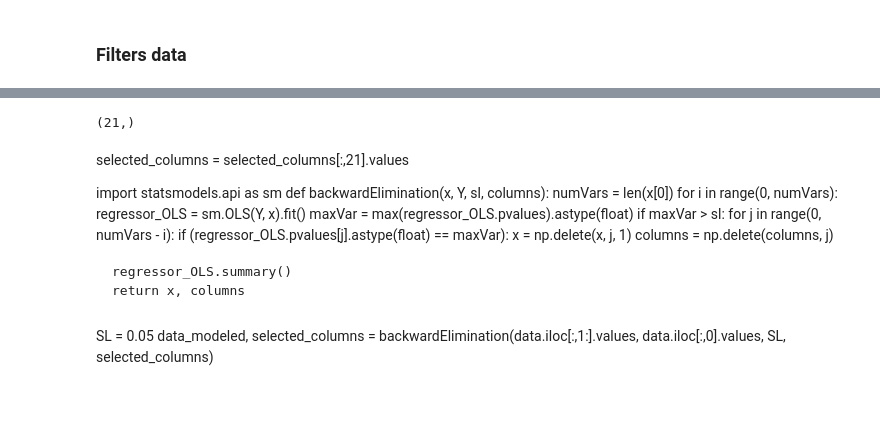
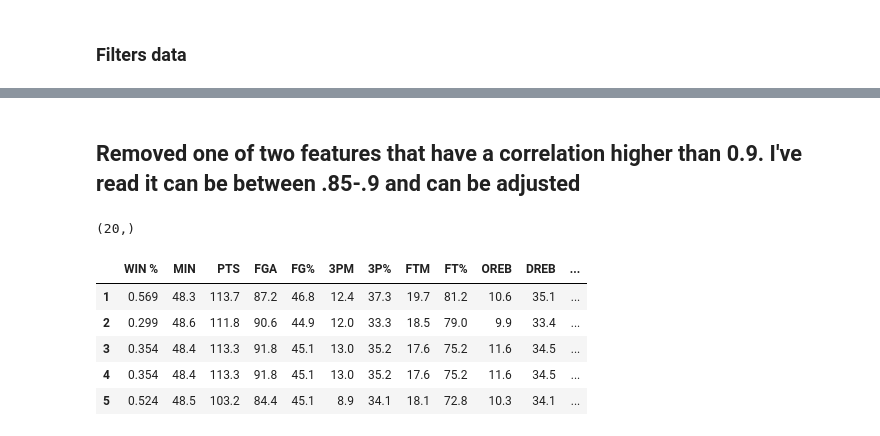
Before and after one commit to rwadswo12/CS504-004-Final-Project, a Jupyter notebook: nbamodel.ipynb, the cells around one changed output, grey strips where cells are left out. Saved outputs shown, nothing was run; the diff lists cells and outputs as text; code cells hidden in the pictures; blank space fills up the shorter version.

```diff
--- a/nbamodel.ipynb
+++ b/nbamodel.ipynb
@@ -124,6 +128,6 @@ sns.heatmap(corr)
+# %% [markdown]
+## Removed one of two features that have a correlation higher than 0.9. I've read it can be between .85-.9 and can be adjusted
 # %%
-## Removed one of two features that have a correlation higher than 0.9. I've read it can be between .85-.9 and can be adjusted
-
 columns = np.full((corr.shape[0],), True, dtype=bool)
 for i in range(corr.shape[0]):
     for j in range(i+1, corr.shape[0]):
@@ -131,30 +135,18 @@ for i in range(corr.shape[0]):
             if columns[j]:
                 columns[j] = False
 
-selected_columns = ind_var.columns[columns]
+selected_columns = var.columns[columns]
 selected_columns.shape
 # %% [output]
-(21,)
+(20,)
 # %%
-## 21 columns remaining
-final = ind_var[selected_columns]
+## 20 features remaining after multicollinearity is addressed
+final = var[selected_columns]
+final.head()
+# %% [output]
+|  | WIN % | MIN | PTS | FGA | FG% | 3PM | 3P% | FTM | FT% | OREB | DREB | ... |
+| 1 | 0.569 | 48.3 | 113.7 | 87.2 | 46.8 | 12.4 | 37.3 | 19.7 | 81.2 | 10.6 | 35.1 | ... |
+| 2 | 0.299 | 48.6 | 111.8 | 90.6 | 44.9 | 12.0 | 33.3 | 18.5 | 79.0 | 9.9 | 33.4 | ... |
+| 3 | 0.354 | 48.4 | 113.3 | 91.8 | 45.1 | 13.0 | 35.2 | 17.6 | 75.2 | 11.6 | 34.5 | ... |
+| 4 | 0.354 | 48.4 | 113.3 | 91.8 | 45.1 | 13.0 | 35.2 | 17.6 | 75.2 | 11.6 | 34.5 | ... |
+| 5 | 0.524 | 48.5 | 103.2 | 84.4 | 45.1 | 8.9 | 34.1 | 18.1 | 72.8 | 10.3 | 34.1 | ... |
-# %% [markdown]
-selected_columns = selected_columns[:,21].values
-
-import statsmodels.api as sm
-def backwardElimination(x, Y, sl, columns):
-    numVars = len(x[0])
-    for i in range(0, numVars):
-        regressor_OLS = sm.OLS(Y, x).fit()
-        maxVar = max(regressor_OLS.pvalues).astype(float)
-        if maxVar > sl:
-            for j in range(0, numVars - i):
-                if (regressor_OLS.pvalues[j].astype(float) == maxVar):
-                    x = np.delete(x, j, 1)
-                    columns = np.delete(columns, j)
-
-    regressor_OLS.summary()
-    return x, columns
-# %% [markdown]
-SL = 0.05
-data_modeled, selected_columns = backwardElimination(data.iloc[:,1:].values, data.iloc[:,0].values, SL, selected_columns)
```
Also changed, not shown: parts of 15 cells of this notebook.
